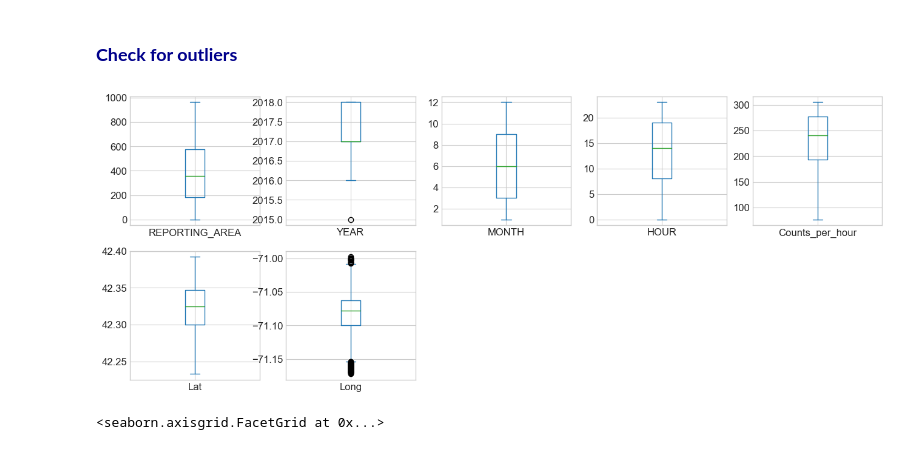
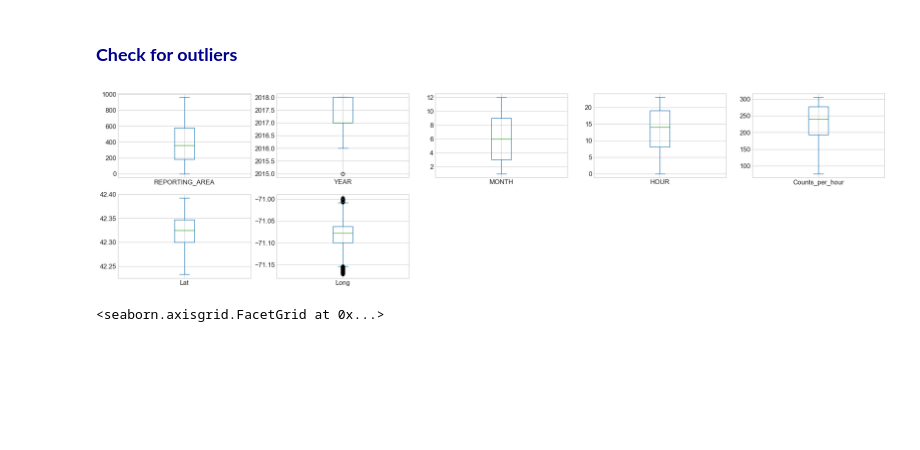
Before and after one commit to xxultraking/ZHAW-Data-Science-Fundamentals, a Jupyter notebook: Week5/DSF_05_Crime_Prep_Cleansing.ipynb, the cells around one changed output. Drawn from its saved outputs; the diff is of its cells as text; code cells hidden in the pictures; blank space fills up the shorter version.

```diff
--- a/Week5/DSF_05_Crime_Prep_Cleansing.ipynb
+++ b/Week5/DSF_05_Crime_Prep_Cleansing.ipynb
@@ -41,10 +41,10 @@ plt.style.use('seaborn-whitegrid')
 %matplotlib inline
 # %%
 # Read data from your prepared example .csv-file into a dataframe (define seperator)
-df = pd.read_csv("crime_robbery_burglary_unclean.csv", delimiter=';', header=None, skiprows=1, names=['INCIDENT_NUMBER','OFFENSE_CODE','OFFENSE_CODE_GROUP','OFFENSE_CODE_GROUP_No','OFFENSE_DESCRIPTION','DISTRICT','District_simple','District_simple_No','REPORTING_AREA','OCCURRED_ON_DATE','Hour1','Start_Night','Start_Day','Night_Day','YEAR','MONTH','DAY_OF_WEEK','WE_Workday','WE_Workday_No','HOUR','Counts_per_hour','STREET','Lat','Long','Location'], index_col=False)
+df = pd.read_csv("data/Crime/crime_robbery_burglary_unclean.csv", delimiter=';', header=None, skiprows=1, names=['INCIDENT_NUMBER','OFFENSE_CODE','OFFENSE_CODE_GROUP','OFFENSE_CODE_GROUP_No','OFFENSE_DESCRIPTION','DISTRICT','District_simple','District_simple_No','REPORTING_AREA','OCCURRED_ON_DATE','Hour1','Start_Night','Start_Day','Night_Day','YEAR','MONTH','DAY_OF_WEEK','WE_Workday','WE_Workday_No','HOUR','Counts_per_hour','STREET','Lat','Long','Location'], index_col=False)
 
 ## Option: Short version for import
-#pd.read_csv('crime_robbery_burglary.csv', index_col=False)
+#pd.read_csv('data/Crime/crime_robbery_burglary.csv', index_col=False)
 #df = pd.DataFrame(crimedata)
 #df
 
@@ -183,3 +180,0 @@ memory usage: 928.2+ KB
-# %%
-df['OCCURRED_ON_DATE'] = df['OCCURRED_ON_DATE'].astype('datetime64[ns]')
-df.info()
@@ -289,9 +266,9 @@ Length: 4742, dtype: bool
 # %%
 df_contiuous = df[["REPORTING_AREA", "YEAR", "MONTH", "HOUR", "Counts_per_hour", "Lat", "Long"]]
 # %%
-df_contiuous.plot(kind="box", subplots=True, layout= (5,5), fontsize=12, figsize=(16,16));
+df_contiuous.plot(kind="box", subplots=True, layout= (5,5), fontsize=12, figsize=(25,16));
 # %% [output]
-[figure, old version]
+[figure, new version]
 # %%
 df_new = df[["Long"]]
 sns.catplot(kind="box", data=df_new, height=5, aspect=0.7)
```
Also changed, not shown: parts of 34 cells of this notebook.
